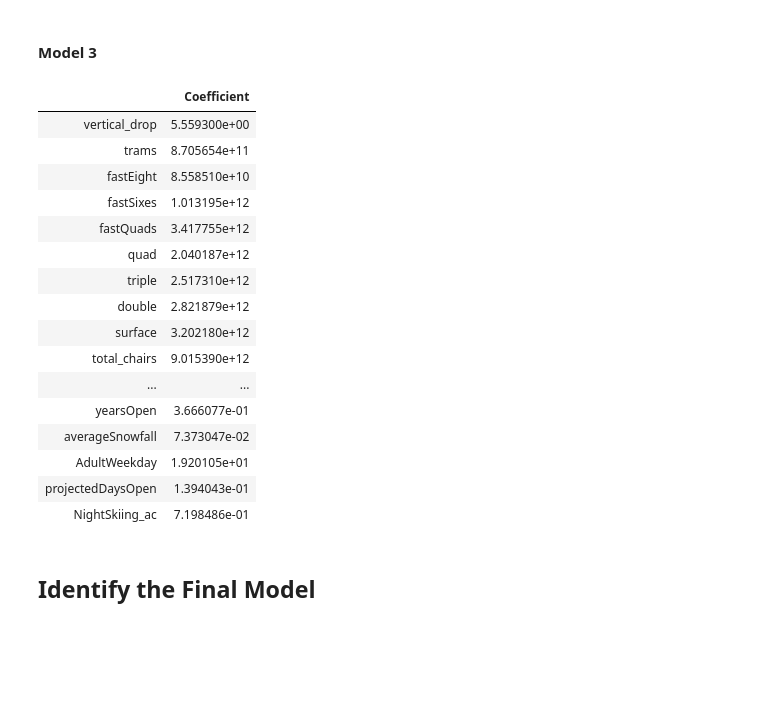
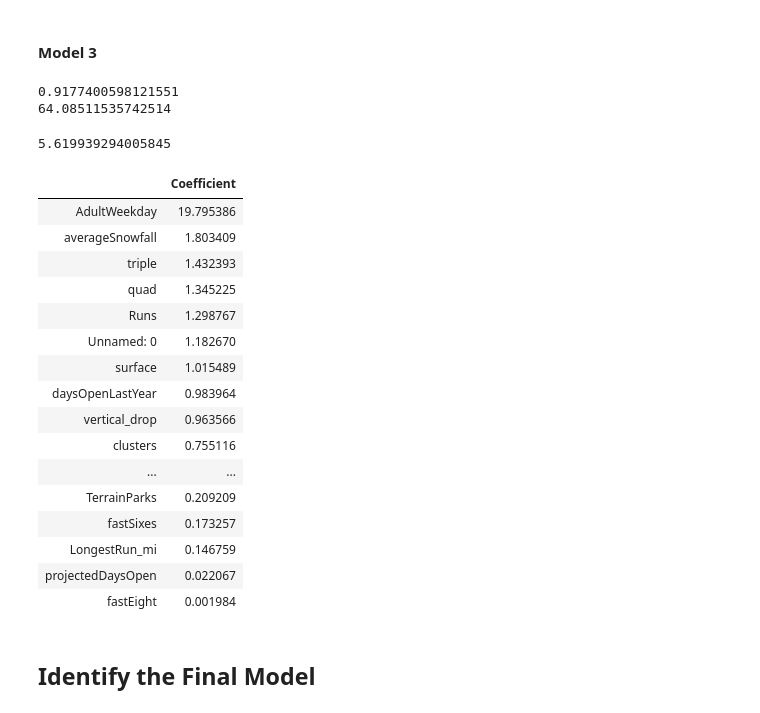
Before and after one commit to Oraff1/GuidedCapstone, a Jupyter notebook: DataWrangling/Notebook_stepfourandfive.ipynb, the cells around one changed output. Cells and saved outputs as stored; diff of their text form; code cells hidden in the pictures; blank space fills up the shorter version.

```diff
--- a/DataWrangling/Notebook_stepfourandfive.ipynb
+++ b/DataWrangling/Notebook_stepfourandfive.ipynb
@@ -286,23 +299,43 @@ df_model3 = df_model2.drop(index=['summit_elev', 'base_elev'])
-# %%
-df_model3
-# %% [output]
-|  | Coefficient |
-| vertical_drop | 5.559300e+00 |
-| trams | 8.705654e+11 |
-| fastEight | 8.558510e+10 |
-| fastSixes | 1.013195e+12 |
-| fastQuads | 3.417755e+12 |
-| quad | 2.040187e+12 |
-| triple | 2.517310e+12 |
-| double | 2.821879e+12 |
-| surface | 3.202180e+12 |
-| total_chairs | 9.015390e+12 |
-| ... | ... |
-| yearsOpen | 3.666077e-01 |
-| averageSnowfall | 7.373047e-02 |
-| AdultWeekday | 1.920105e+01 |
-| projectedDaysOpen | 1.394043e-01 |
-| NightSkiing_ac | 7.198486e-01 |
+# %%
+file="step3_output.csv"
+df3=pd.read_csv(file)
+X3=df3.drop(['Name','AdultWeekend','state','summit_elev','base_elev'], axis=1)
+y3=df3.AdultWeekend
+scaler3 = preprocessing.StandardScaler().fit(X3)
+X_scaled3=scaler3.transform(X3)
+y3=y3.ravel()
+X_train3, X_test3, y_train3, y_test3 = train_test_split(X_scaled3, y3, test_size=0.25, random_state=1)
+lm = linear_model.LinearRegression()
+model3 = lm.fit(X_train3,y_train3)
+y_pred3 = model3.predict(X_test3)
+print(explained_variance_score(y_test3, y_pred3))
+print(lm.intercept_)
+mean_absolute_error(y_test3, y_pred3)
+# %% [output]
+0.9177400598121551
+64.08511535742514
+5.619939294005845
+# %%
+df_model3 = pd.DataFrame(abs(lm.coef_), X3.columns, columns=['Coefficient'])
+df_model3.sort_values(by=['Coefficient'],ascending=False)
+# %% [output]
+|  | Coefficient |
+| AdultWeekday | 19.795386 |
+| averageSnowfall | 1.803409 |
+| triple | 1.432393 |
+| quad | 1.345225 |
+| Runs | 1.298767 |
+| Unnamed: 0 | 1.182670 |
+| surface | 1.015489 |
+| daysOpenLastYear | 0.983964 |
+| vertical_drop | 0.963566 |
+| clusters | 0.755116 |
+| ... | ... |
+| TerrainParks | 0.209209 |
+| fastSixes | 0.173257 |
+| LongestRun_mi | 0.146759 |
+| projectedDaysOpen | 0.022067 |
+| fastEight | 0.001984 |
 # %% [markdown]
 ## Identify the Final Model
 # %% [markdown]
```
Also changed, not shown: parts of 20 cells of this notebook.
